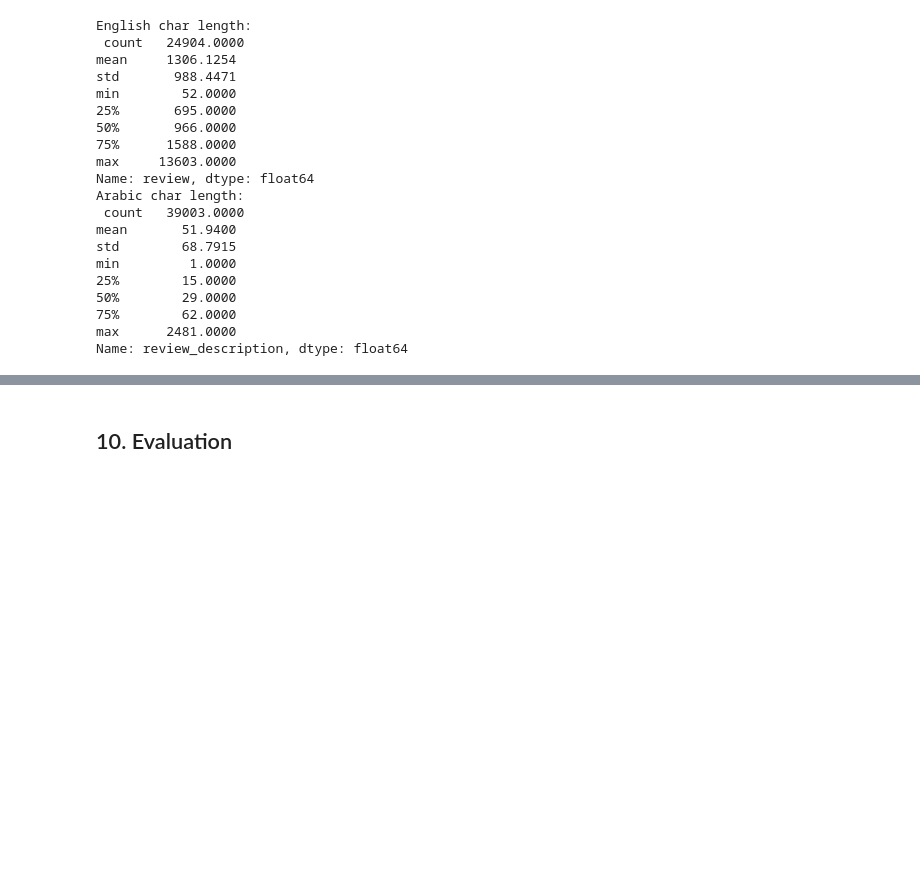
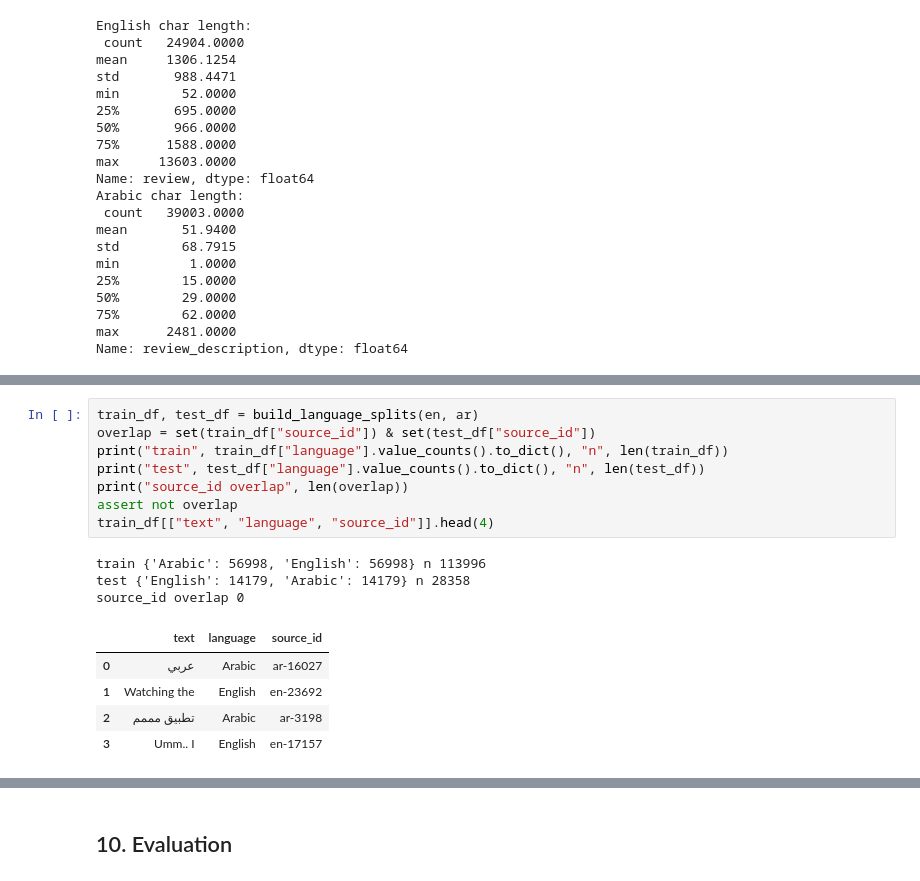
Before and after one commit to abdlrhmanv/IEEE-SSCS-AUSC-AI-Track, a Jupyter notebook: NLP/Week1/Project1/notebooks/Training_language_classifier.ipynb, the cells around one changed output, grey strips where cells are left out. Saved outputs shown, nothing was run; the diff lists cells and outputs as text; blank space fills up the shorter version.

```diff
--- a/NLP/Week1/Project1/notebooks/Training_language_classifier.ipynb
+++ b/NLP/Week1/Project1/notebooks/Training_language_classifier.ipynb
@@ -140,0 +82,17 @@ Char TF-IDF + Linear SVM (the recommended classical detector).
+# %%
+train_df, test_df = build_language_splits(en, ar)
+overlap = set(train_df["source_id"]) & set(test_df["source_id"])
+print("train", train_df["language"].value_counts().to_dict(), "n", len(train_df))
+print("test", test_df["language"].value_counts().to_dict(), "n", len(test_df))
+print("source_id overlap", len(overlap))
+assert not overlap
+train_df[["text", "language", "source_id"]].head(4)
+# %% [output]
+train {'Arabic': 56998, 'English': 56998} n 113996
+test {'English': 14179, 'Arabic': 14179} n 28358
+source_id overlap 0
+|  | text | language | source_id |
+| 0 | عربي | Arabic | ar-16027 |
+| 1 | Watching the | English | en-23692 |
+| 2 | تطبيق مممم | Arabic | ar-3198 |
+| 3 | Umm.. I | English | en-17157 |
```
Also changed, not shown: parts of 27 cells of this notebook, 28 other files.
